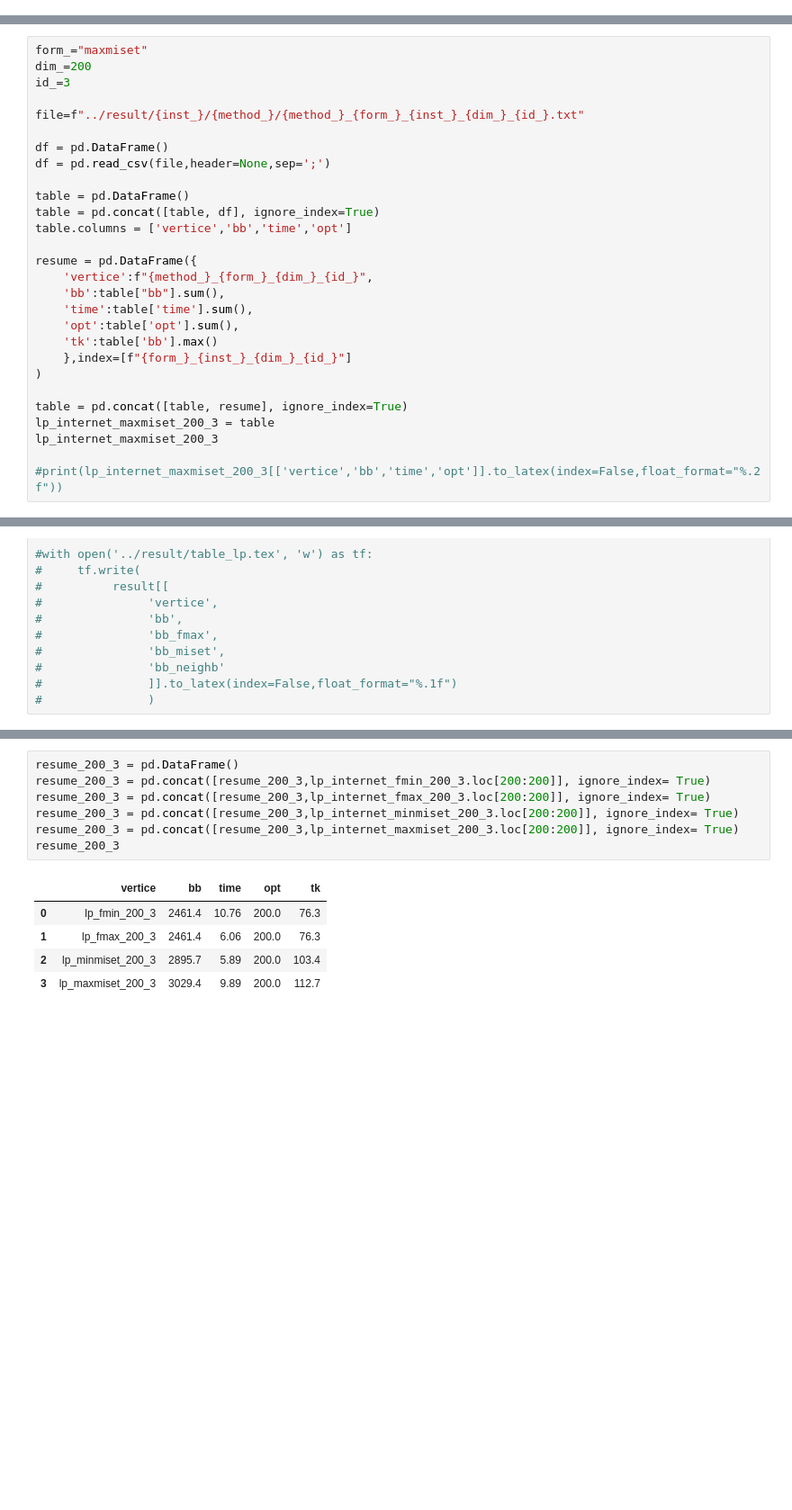
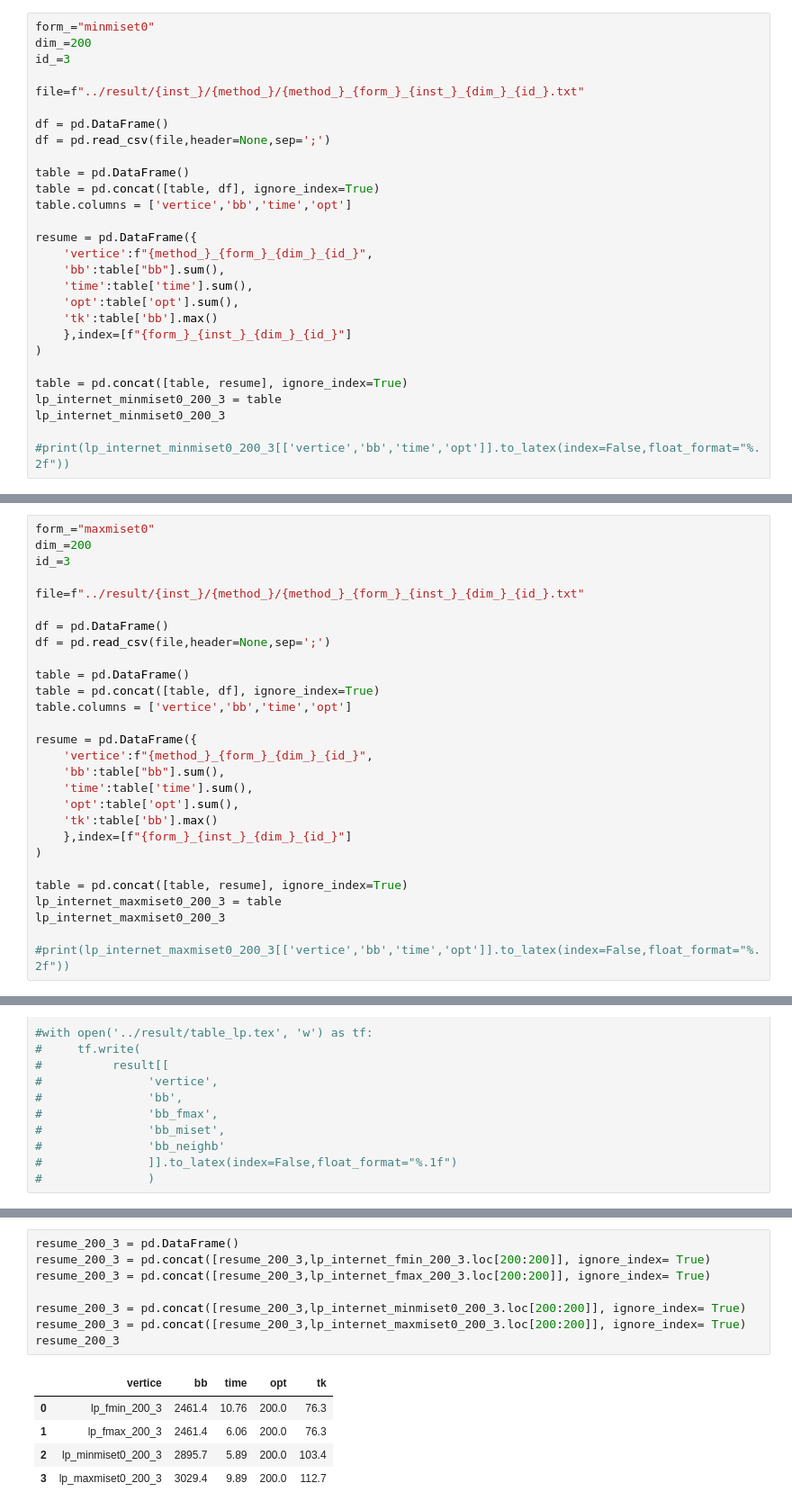
Before and after one commit to jesusossian/tukey, a Jupyter notebook: notebook/results_lp_internet.ipynb, the cells around one changed output, grey strips where cells are left out. Shown at 90% size. Drawn from its saved outputs; the diff is of its cells as text; blank space fills up the shorter version.

```diff
--- a/notebook/results_lp_internet.ipynb
+++ b/notebook/results_lp_internet.ipynb
@@ -259,0 +344,28 @@ lp_internet_minmiset_200_3
+# %%
+form_="minmiset0"
+dim_=200
+id_=3
+
+file=f"../result/{inst_}/{method_}/{method_}_{form_}_{inst_}_{dim_}_{id_}.txt"
+
+df = pd.DataFrame()
+df = pd.read_csv(file,header=None,sep=';')
+
+table = pd.DataFrame()
+table = pd.concat([table, df], ignore_index=True)
+table.columns = ['vertice','bb','time','opt']
+
+resume = pd.DataFrame({
+    'vertice':f"{method_}_{form_}_{dim_}_{id_}",
+    'bb':table["bb"].sum(),
+    'time':table['time'].sum(),
+    'opt':table['opt'].sum(),
+    'tk':table['bb'].max()
+    },index=[f"{form_}_{inst_}_{dim_}_{id_}"]
+)
+
+table = pd.concat([table, resume], ignore_index=True)
+lp_internet_minmiset0_200_3 = table
+lp_internet_minmiset0_200_3
+
+#print(lp_internet_minmiset0_200_3[['vertice','bb','time','opt']].to_latex(index=False,float_format="%.2f"))
@@ -469,6 +595,6 @@ lp_internet_maxmiset_200_2
 201 rows × 5 columns
 # %%
-form_="maxmiset"
+form_="maxmiset0"
 dim_=200
 id_=3
 
@@ -491,10 +617,10 @@ resume = pd.DataFrame({
 )
 
 table = pd.concat([table, resume], ignore_index=True)
-lp_internet_maxmiset_200_3 = table
-lp_internet_maxmiset_200_3
+lp_internet_maxmiset0_200_3 = table
+lp_internet_maxmiset0_200_3
 
-#print(lp_internet_maxmiset_200_3[['vertice','bb','time','opt']].to_latex(index=False,float_format="%.2f"))
+#print(lp_internet_maxmiset0_200_3[['vertice','bb','time','opt']].to_latex(index=False,float_format="%.2f"))
 # %% [output]
 |  | vertice | bb | time | opt | tk |
 | 0 | 0 | 79.8 | 0.25 | 1.0 | NaN |
@@ -662,16 +800,17 @@ resume_200_2
 # %%
 resume_200_3 = pd.DataFrame()
 resume_200_3 = pd.concat([resume_200_3,lp_internet_fmin_200_3.loc[200:200]], ignore_index= True)
 resume_200_3 = pd.concat([resume_200_3,lp_internet_fmax_200_3.loc[200:200]], ignore_index= True)
-resume_200_3 = pd.concat([resume_200_3,lp_internet_minmiset_200_3.loc[200:200]], ignore_index= True)
-resume_200_3 = pd.concat([resume_200_3,lp_internet_maxmiset_200_3.loc[200:200]], ignore_index= True)
+
+resume_200_3 = pd.concat([resume_200_3,lp_internet_minmiset0_200_3.loc[200:200]], ignore_index= True)
+resume_200_3 = pd.concat([resume_200_3,lp_internet_maxmiset0_200_3.loc[200:200]], ignore_index= True)
 resume_200_3
 # %% [output]
 |  | vertice | bb | time | opt | tk |
 | 0 | lp_fmin_200_3 | 2461.4 | 10.76 | 200.0 | 76.3 |
 | 1 | lp_fmax_200_3 | 2461.4 | 6.06 | 200.0 | 76.3 |
-| 2 | lp_minmiset_200_3 | 2895.7 | 5.89 | 200.0 | 103.4 |
-| 3 | lp_maxmiset_200_3 | 3029.4 | 9.89 | 200.0 | 112.7 |
+| 2 | lp_minmiset0_200_3 | 2895.7 | 5.89 | 200.0 | 103.4 |
+| 3 | lp_maxmiset0_200_3 | 3029.4 | 9.89 | 200.0 | 112.7 |
 # %%
 print(
 resume_200_1[['vertice','bb','time','tk']].to_latex(index=False,float_format="%.1f")
```
Also changed, not shown: parts of 17 cells of this notebook, 30 other files.
